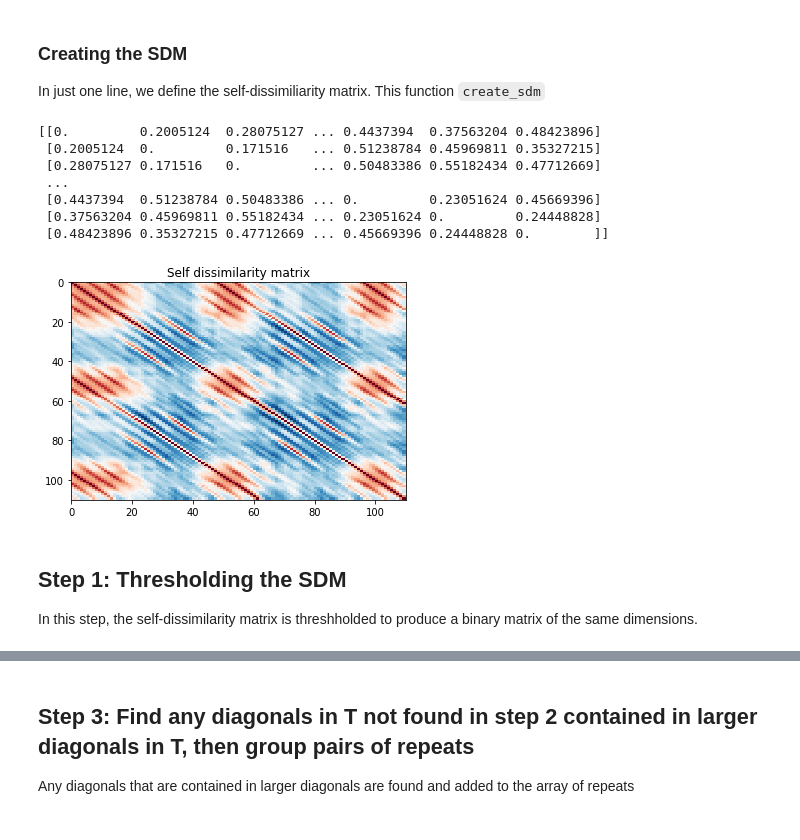
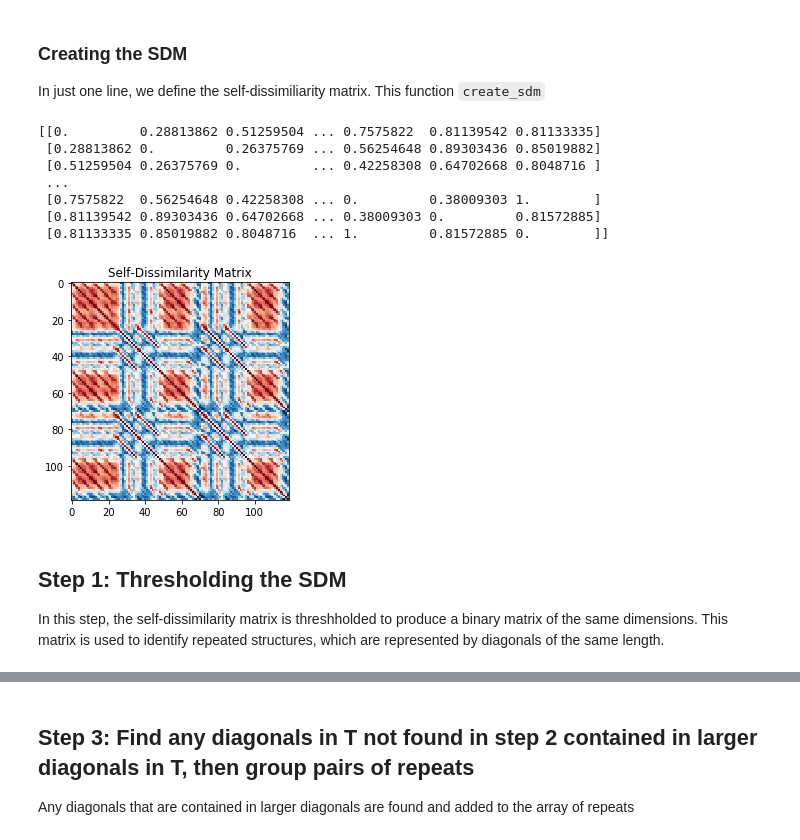
Before and after one commit to smith-tinkerlab/repytah, a Jupyter notebook: vignettes/AH_examples.ipynb, the cells around one changed output, grey strips where cells are left out. Saved outputs shown, nothing was run; the diff lists cells and outputs as text; code cells hidden in the pictures.

```diff
--- a/vignettes/AH_examples.ipynb
+++ b/vignettes/AH_examples.ipynb
@@ -39,36 +56,32 @@ with open(file_in, 'r', newline='\n') as f:
 ### Creating the SDM
 
 In just one line, we define the self-dissimiliarity matrix. This function `create_sdm`
-# %%
-num_fv_per_shingle = 12
-self_dissim_mat = create_sdm(fv_mat, num_fv_per_shingle)
-
-print(self_dissim_mat)
-
-mat = self_dissim_mat
-
-mat_min, mat_max = -np.abs(mat).max(), np.abs(mat).max()
-
-fig, ax0 = plt.subplots(1)
-ax0.invert_yaxis()
-
-c = ax0.pcolor(mat,cmap='RdBu')
-ax0.set_title('Self dissimilarity matrix')
-
-plt.show()
-# %% [output]
-[[0.         0.2005124  0.28075127 ... 0.4437394  0.37563204 0.48423896]
- [0.2005124  0.         0.171516   ... 0.51238784 0.45969811 0.35327215]
- [0.28075127 0.171516   0.         ... 0.50483386 0.55182434 0.47712669]
- ...
- [0.4437394  0.51238784 0.50483386 ... 0.         0.23051624 0.45669396]
- [0.37563204 0.45969811 0.55182434 ... 0.23051624 0.         0.24448828]
- [0.48423896 0.35327215 0.47712669 ... 0.45669396 0.24448828 0.        ]]
-[figure, removed]
+# %%
+#number of feature vectors per shingle
+num_fv_per_shingle = 3
+
+#creates the self-dissimilarity matrix
+self_dissim_mat = create_sdm(fv_mat, num_fv_per_shingle)
+
+print(self_dissim_mat)
+
+#produces a visualization
+SDM = plt.imshow(self_dissim_mat, cmap="RdBu")
+plt.title('Self-Dissimilarity Matrix')
+plt.show()
+# %% [output]
+[[0.         0.28813862 0.51259504 ... 0.7575822  0.81139542 0.81133335]
+ [0.28813862 0.         0.26375769 ... 0.56254648 0.89303436 0.85019882]
+ [0.51259504 0.26375769 0.         ... 0.42258308 0.64702668 0.8048716 ]
+ ...
+ [0.7575822  0.56254648 0.42258308 ... 0.         0.38009303 1.        ]
+ [0.81139542 0.89303436 0.64702668 ... 0.38009303 0.         0.81572885]
+ [0.81133335 0.85019882 0.8048716  ... 1.         0.81572885 0.        ]]
+[figure, added]
 # %% [markdown]
 ## Step 1: Thresholding the SDM
 
-In this step, the self-dissimilarity matrix is threshholded to produce a binary matrix of the same dimensions.
+In this step, the self-dissimilarity matrix is threshholded to produce a binary matrix of the same dimensions. This matrix is used to identify repeated structures, which are represented by diagonals of the same length.
 # %%
 song_length = self_dissim_mat.shape[0]
 thresh = 0.01
```
Also changed, not shown: parts of 7 cells of this notebook, 6 other files.
